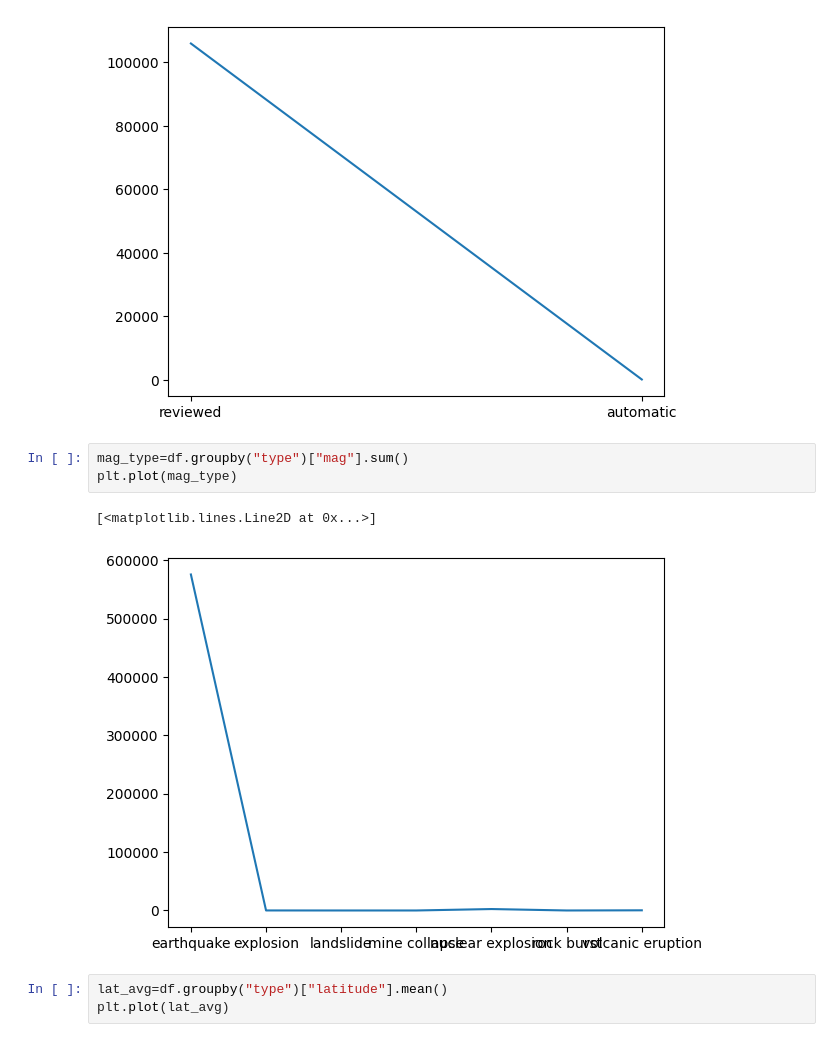
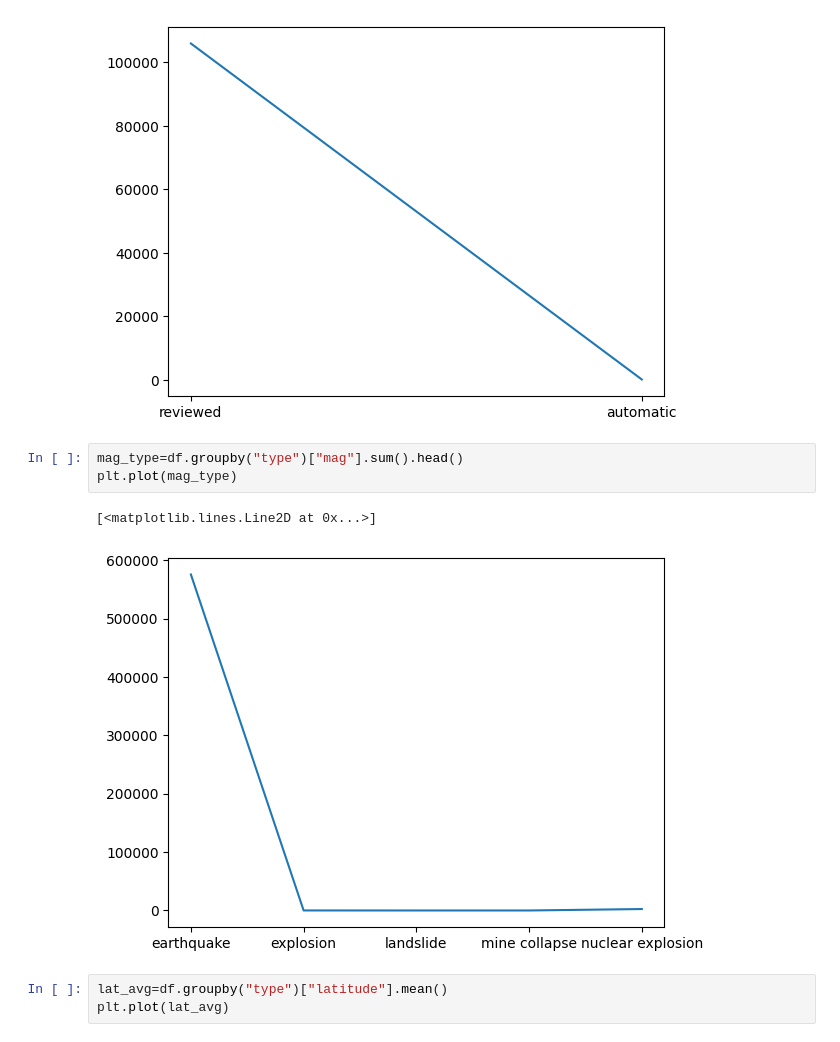
Before and after one commit to joji-c/mljourney, a Jupyter notebook: matplotlib-works/earthquake-casestudy/earthquake_process.ipynb, the cells around one changed output. Saved outputs shown, nothing was run; the diff lists cells and outputs as text.

```diff
--- a/matplotlib-works/earthquake-casestudy/earthquake_process.ipynb
+++ b/matplotlib-works/earthquake-casestudy/earthquake_process.ipynb
@@ -89,11 +89,11 @@ Name: count, dtype: int64
 [<matplotlib.lines.Line2D at 0x...>]
 [figure]
 # %%
-mag_type=df.groupby("type")["mag"].sum()
+mag_type=df.groupby("type")["mag"].sum().head()
 plt.plot(mag_type)
 # %% [output]
 [<matplotlib.lines.Line2D at 0x...>]
-[figure, old version]
+[figure, new version]
 # %%
 lat_avg=df.groupby("type")["latitude"].mean()
 plt.plot(lat_avg)
```
